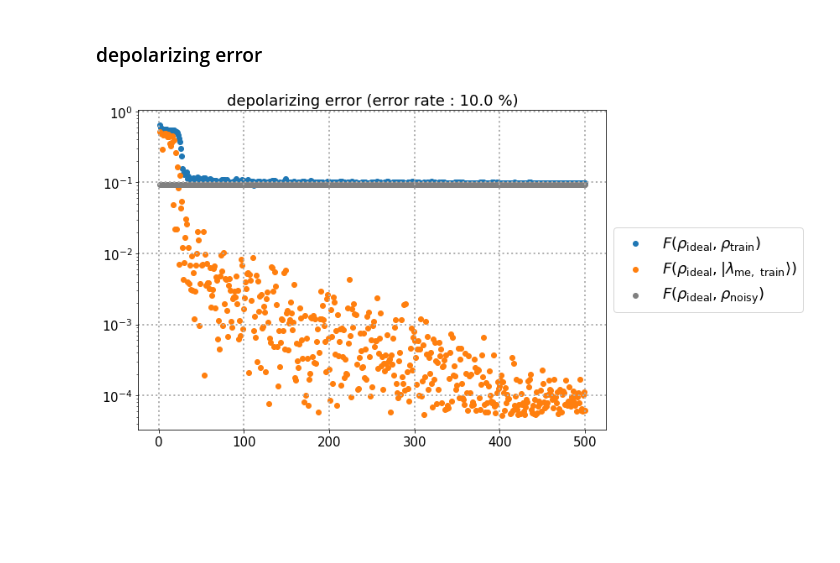
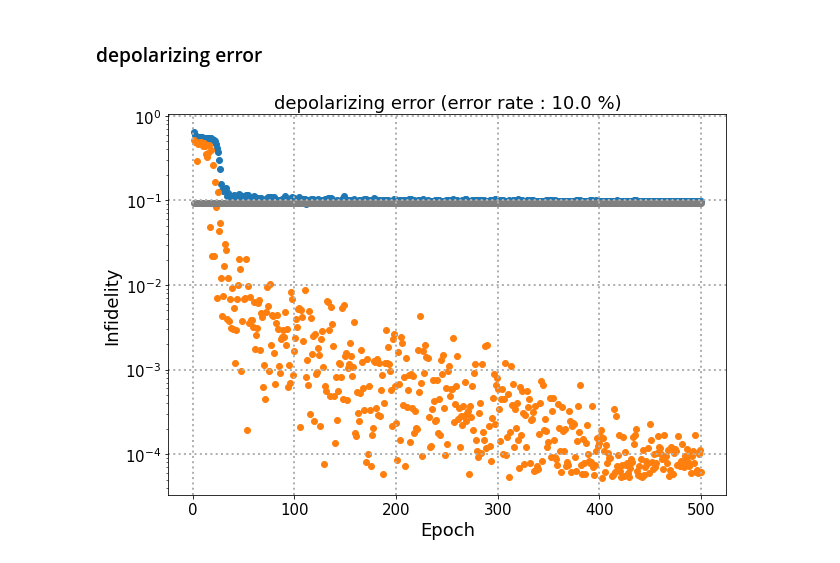
Before and after one commit to Fermi-D/NQS4QEM, a Jupyter notebook: plot_fidelity.ipynb, the cells around one changed output. Drawn from its saved outputs; the diff is of its cells as text; code cells hidden in the pictures; blank space fills up the shorter version.

```diff
--- a/plot_fidelity.ipynb
+++ b/plot_fidelity.ipynb
@@ -103,24 +103,24 @@ ideal_noisy_fidelity = utils.fidelity(ideal_state, noisy_state)
 # %%
 x = train_log_dep_df["epoch"].values
 tick_label = np.arange(1, 501).astype("str")
 labels = [r"$F(\rho_{\rm ideal}, \rho_{\rm train})$",
           #r"$F(\rho_{\rm noisy}, \rho_{\rm train})$",
           r"$F(\rho_{\rm ideal}, | \lambda_{\rm me,\ train} \rangle)$",
           r"$F(\rho_{\rm ideal}, \rho_{\rm noisy})$"]
 
 plt.figure(figsize=(10, 7))
 plt.scatter(x, 1-train_log_dep_df["F_ideal_train"].values)
 #plt.scatter(x, 1-train_log_dep_df["noisy_fidelity"].values)
 plt.scatter(x, 1-train_log_dep_df["F_ideal_meve"].values)
 plt.scatter(x, 1-np.repeat(ideal_noisy_fidelity, 500), c = "grey")
 
 plt.title(f'depolarizing error (error rate : {error_rate*100} %)', fontsize=18)
 plt.yscale('log')
-#plt.xlabel("Epoch", fontsize=18)
-#plt.ylabel('Infidelity', fontsize=18)
+plt.xlabel("Epoch", fontsize=18)
+plt.ylabel('Infidelity', fontsize=18)
 plt.tick_params(labelsize=15)
 plt.grid(linestyle='dotted', linewidth=2)
-plt.legend(labels, loc='center left', bbox_to_anchor=(1., .5), fontsize=18)
+#plt.legend(labels, loc='center left', bbox_to_anchor=(1., .5), fontsize=18)
 plt.savefig(f"./{circuit_name}/train_log/{n_qubit}-qubit/{error_model}/p={100*error_rate}%/each_{each_n_shot}_shot/plot_fidelity.pdf", bbox_inches='tight')
 # %% [output]
-[figure, old version]
+[figure, new version]
```
Also changed, not shown: 3 other files.
